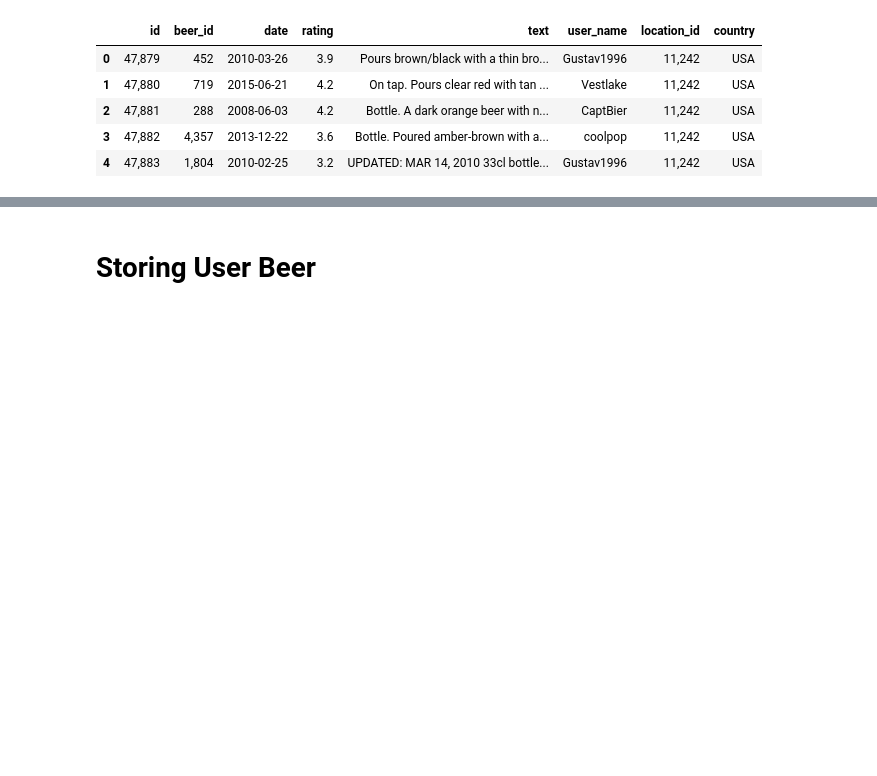
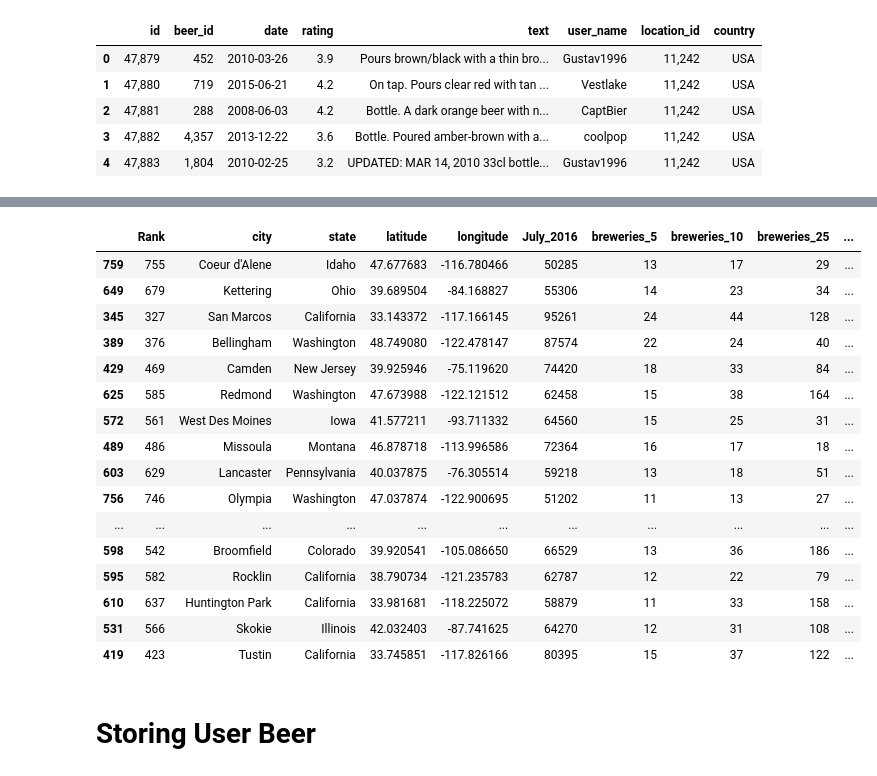
Before and after one commit to rohan-thakur1/capstone_brewing, a Jupyter notebook: Beer_Matching/Brewery Map.ipynb, the cells around one changed output, grey strips where cells are left out. Drawn from its saved outputs; the diff is of its cells as text; code cells hidden in the pictures; blank space fills up the shorter version.

```diff
--- a/Beer_Matching/Brewery Map.ipynb
+++ b/Beer_Matching/Brewery Map.ipynb
@@ -78,0 +316,4 @@ beer_data.to_csv('./src_tables/beer_data_all_v2.csv')
+# %%
+city_data = brewery_count()
+# %%
+city_data = city_data.sort_values(by = 'Rank', ascending=True)
@@ -79,3 +340,28 @@ beer_data.to_csv('./src_tables/beer_data_all_v2.csv')
+# %%
+city_data['brew_per_100k_5'] = city_data['breweries_5']/city_data['July_2016']*100000
+city_data['brew_per_100k_10'] = city_data['breweries_10']/city_data['July_2016']*100000
+city_data['brew_per_100k_25'] = city_data['breweries_25']/city_data['July_2016']*100000
+# %%
+city_data_sort = city_data.sort_values(by = 'brew_per_100k_5', ascending=False)
+city_data_sort.iloc[25:50]
+# %% [output]
+|  | Rank | city | state | latitude | longitude | July_2016 | breweries_5 | breweries_10 | breweries_25 | ... |
+| 759 | 755 | Coeur d'Alene | Idaho | 47.677683 | -116.780466 | 50285 | 13 | 17 | 29 | ... |
+| 649 | 679 | Kettering | Ohio | 39.689504 | -84.168827 | 55306 | 14 | 23 | 34 | ... |
+| 345 | 327 | San Marcos | California | 33.143372 | -117.166145 | 95261 | 24 | 44 | 128 | ... |
+| 389 | 376 | Bellingham | Washington | 48.749080 | -122.478147 | 87574 | 22 | 24 | 40 | ... |
+| 429 | 469 | Camden | New Jersey | 39.925946 | -75.119620 | 74420 | 18 | 33 | 84 | ... |
+| 625 | 585 | Redmond | Washington | 47.673988 | -122.121512 | 62458 | 15 | 38 | 164 | ... |
+| 572 | 561 | West Des Moines | Iowa | 41.577211 | -93.711332 | 64560 | 15 | 25 | 31 | ... |
+| 489 | 486 | Missoula | Montana | 46.878718 | -113.996586 | 72364 | 16 | 17 | 18 | ... |
+| 603 | 629 | Lancaster | Pennsylvania | 40.037875 | -76.305514 | 59218 | 13 | 18 | 51 | ... |
+| 756 | 746 | Olympia | Washington | 47.037874 | -122.900695 | 51202 | 11 | 13 | 27 | ... |
+| ... | ... | ... | ... | ... | ... | ... | ... | ... | ... | ... |
+| 598 | 542 | Broomfield | Colorado | 39.920541 | -105.086650 | 66529 | 13 | 36 | 186 | ... |
+| 595 | 582 | Rocklin | California | 38.790734 | -121.235783 | 62787 | 12 | 22 | 79 | ... |
+| 610 | 637 | Huntington Park | California | 33.981681 | -118.225072 | 58879 | 11 | 33 | 158 | ... |
+| 531 | 566 | Skokie | Illinois | 42.032403 | -87.741625 | 64270 | 12 | 31 | 108 | ... |
+| 419 | 423 | Tustin | California | 33.745851 | -117.826166 | 80395 | 15 | 37 | 122 | ... |
 # %% [markdown]
 # Storing User Beer
 # %%
```
Also changed, not shown: parts of 41 cells of this notebook, 1 other file.
